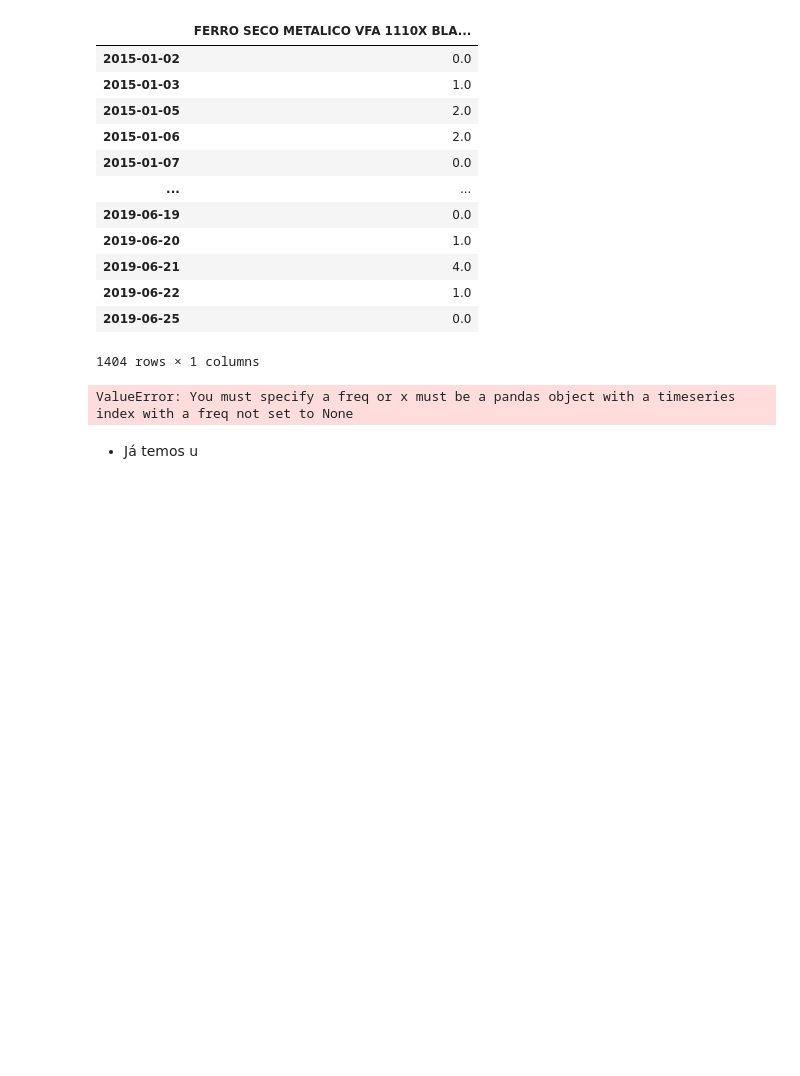
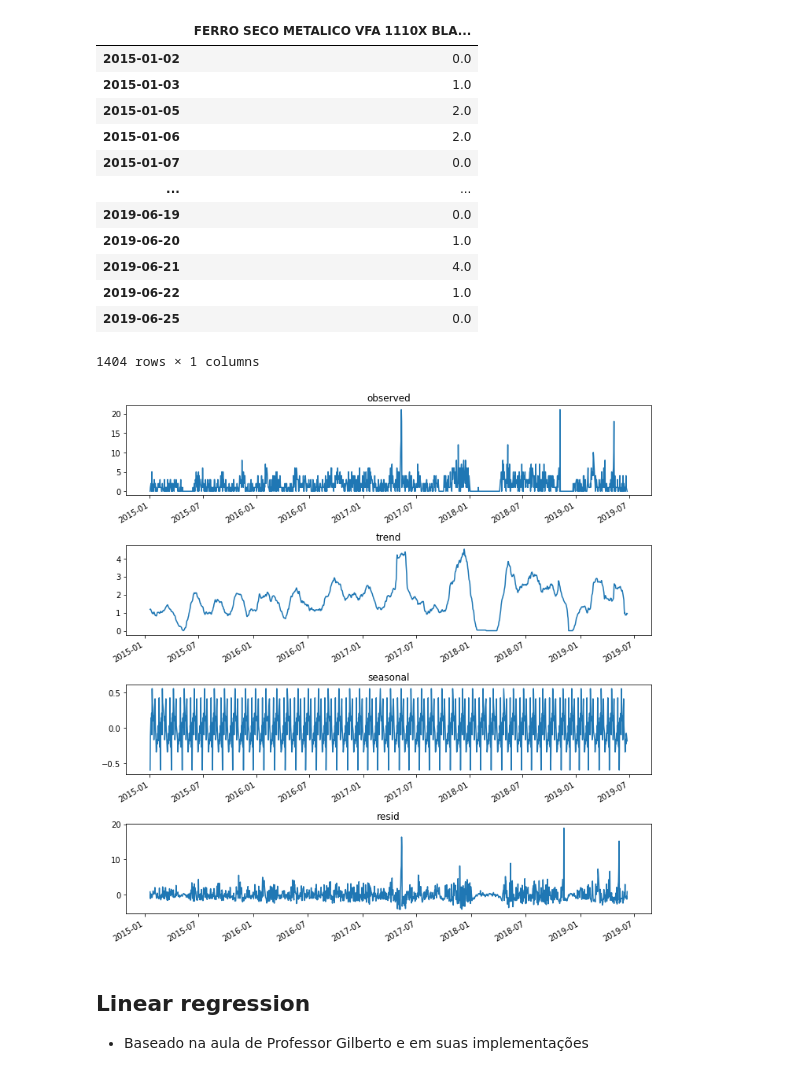
Before and after one commit to ItamarRocha/Machine-Learning-and-Data-Analysis, a Jupyter notebook: Armazem/exploring.ipynb, the cells around one changed output. Saved outputs shown, nothing was run; the diff lists cells and outputs as text; code cells hidden in the pictures; blank space fills up the shorter version.

Commit message:
linear regressor

```diff
--- a/Armazem/exploring.ipynb
+++ b/Armazem/exploring.ipynb
@@ -374,15 +374,16 @@ df
 # %%
 df.index = pd.to_datetime(data.index)
 # %%
-result = seasonal_decompose(df)
+result = seasonal_decompose(df, model = 'additive', freq=30)
 
 fig, (ax1,ax2,ax3,ax4) = plt.subplots(4,1, figsize =(10,10))
 result.observed.plot(ax = ax1, title = "observed")
 result.trend.plot(ax = ax2, title = "trend")
 result.seasonal.plot(ax = ax3, title = "seasonal")
 result.resid.plot(ax = ax4, title = "resid")
 plt.tight_layout()
 # %% [output]
-ValueError: You must specify a freq or x must be a pandas object with a timeseries index with a freq not set to None
+[figure, added]
-# %% [markdown]
-* Já temos u
+# %% [markdown]
+## Linear regression
+* Baseado na aula de Professor Gilberto e em suas implementações
```
Also changed, not shown: parts of 15 cells of this notebook.
